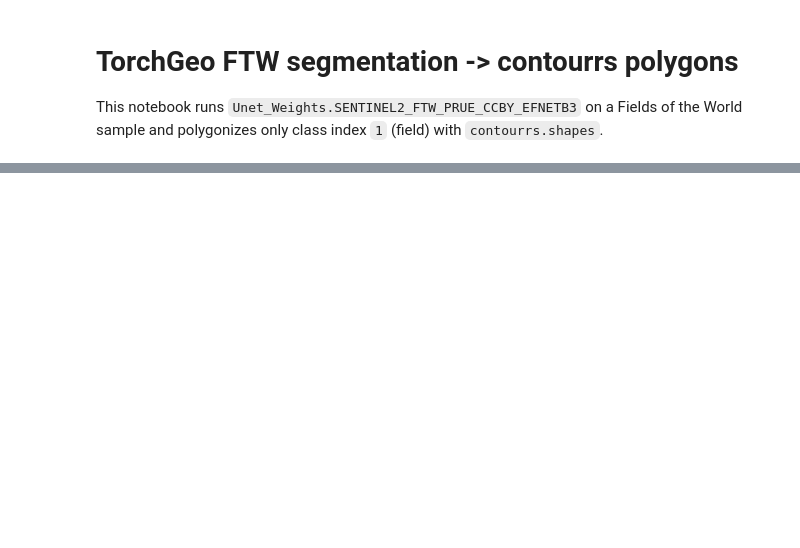
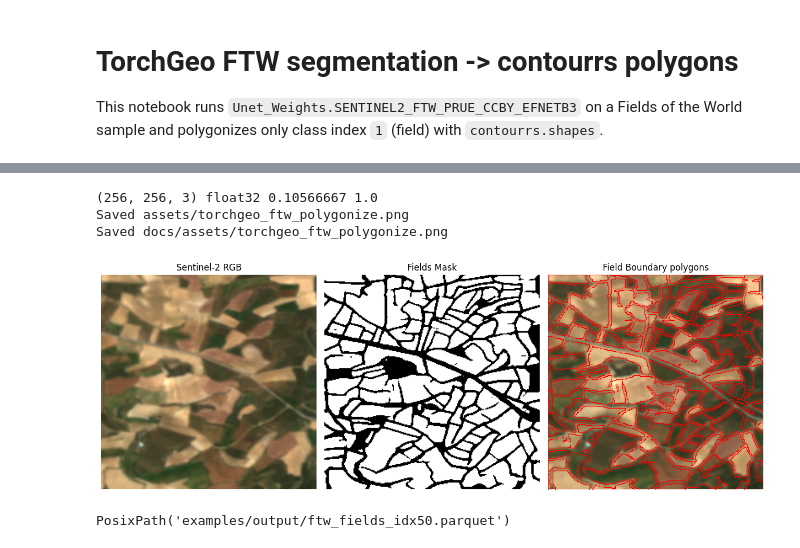
Before and after one commit to isaaccorley/contourrs, a Jupyter notebook: examples/torchgeo_ftw_polygonize.ipynb, the cells around one changed output, grey strips where cells are left out. Saved outputs shown, nothing was run; the diff lists cells and outputs as text; code cells hidden in the pictures; blank space fills up the shorter version.

```diff
--- a/examples/torchgeo_ftw_polygonize.ipynb
+++ b/examples/torchgeo_ftw_polygonize.ipynb
@@ -18,7 +18,7 @@ ds = FieldsOfTheWorld(
     split="test",
     target="3-class",
     countries="spain",
-    download=False,
+    download=True,
 )
 
 idx = 50
@@ -56,34 +66,41 @@ field_polygons.head()
 # %%
 image = sample["image"].cpu().numpy()
-rgb = np.clip(np.moveaxis(image[:3], 0, -1) / 3000.0, 0.0, 1.0)
+rgb = np.clip(np.moveaxis(image[:3], 0, -1), 0.0, 1.0)
 h, w = prediction.shape
-
+print(rgb.shape, rgb.dtype, rgb.min(), rgb.max())
 fig, axes = plt.subplots(1, 3, figsize=(13, 4.5))
 axes[0].imshow(rgb)
 axes[0].set_title("Sentinel-2 RGB")
 
 axes[1].imshow(class_mask, cmap="gray")
-axes[1].set_title("Class 1 mask")
+axes[1].set_title("Fields Mask")
 
 axes[2].imshow(rgb)
-field_polygons.boundary.plot(ax=axes[2], color="#ffcc00", linewidth=0.6)
-axes[2].set_title(f"Class 1 polygons ({len(field_polygons):,})")
+field_polygons.boundary.plot(ax=axes[2], color="red", linewidth=0.9)
+axes[2].set_title("Field Boundary polygons")
 
 for ax in axes:
     ax.set_axis_off()
     ax.set_xlim(0, w)
     ax.set_ylim(h, 0)
     ax.set_aspect("equal")
 
 plt.tight_layout()
 for out_dir in (Path("assets"), Path("docs/assets")):
     out_dir.mkdir(parents=True, exist_ok=True)
     out_path = out_dir / "torchgeo_ftw_polygonize.png"
     fig.savefig(out_path, dpi=180, bbox_inches="tight")
     print(f"Saved {out_path}")
 plt.show()
+# %% [output]
+(256, 256, 3) float32 0.10566667 1.0
+Saved assets/torchgeo_ftw_polygonize.png
+Saved docs/assets/torchgeo_ftw_polygonize.png
+[figure, added]
 # %%
 output_path = Path("examples/output/ftw_fields_idx50.parquet")
 output_path.parent.mkdir(parents=True, exist_ok=True)
 field_polygons.to_parquet(output_path, index=False)
 output_path
+# %% [output]
+PosixPath('examples/output/ftw_fields_idx50.parquet')
```
Also changed, not shown: parts of 2 cells of this notebook, 8 other files.
